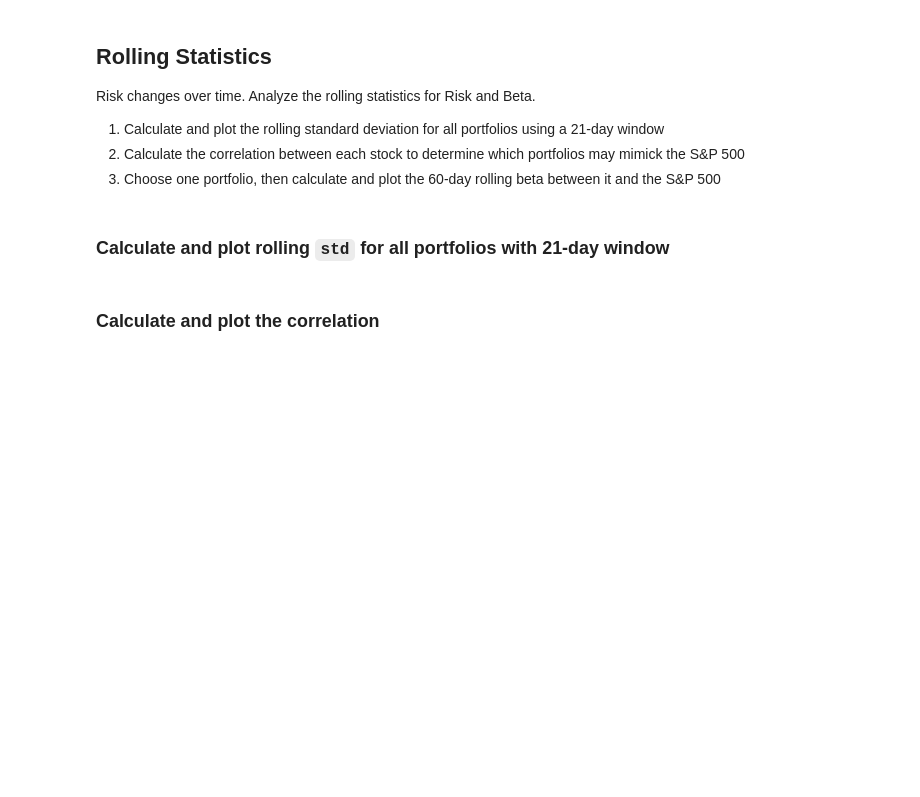
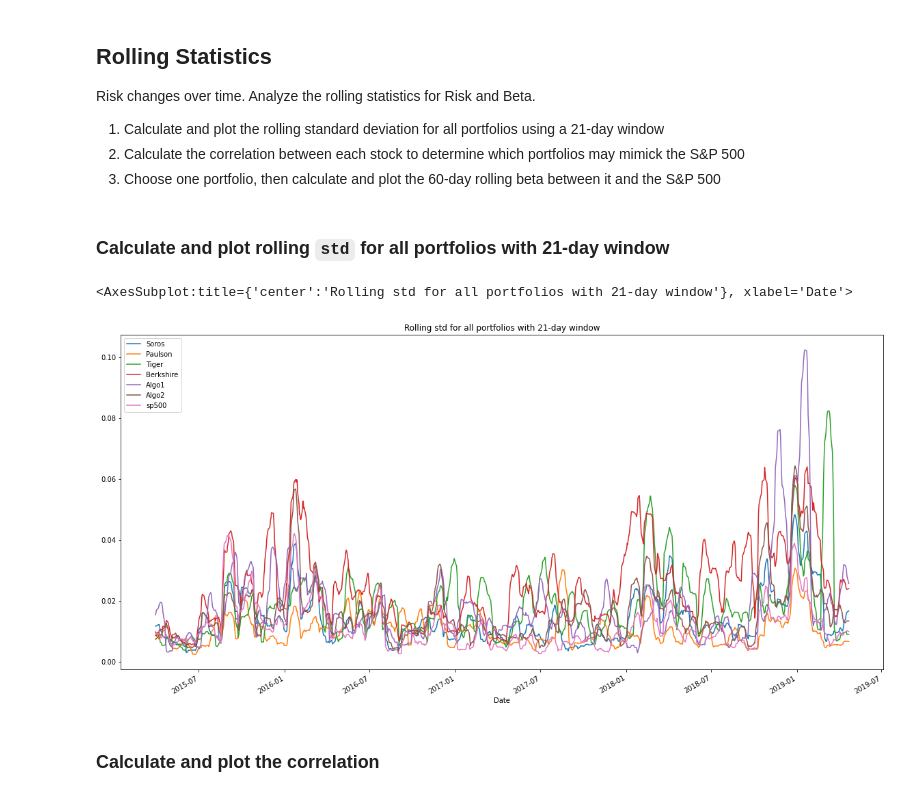
Before and after one commit to mmsaki/whale_portfolio, a Jupyter notebook: whale_analysis.ipynb, the cells around one changed output. Saved outputs shown, nothing was run; the diff lists cells and outputs as text; code cells hidden in the pictures; blank space fills up the shorter version.

```diff
--- a/whale_analysis.ipynb
+++ b/whale_analysis.ipynb
@@ -275,8 +280,12 @@ Risk changes over time. Analyze the rolling statistics for Risk and Beta.
 ### Calculate and plot rolling `std` for all portfolios with 21-day window
 # %%
 # Calculate the rolling standard deviation for all portfolios using a 21-day window
-
+rolling_std = cumultive_returns.rolling(window=21).std()
 # Plot the rolling standard deviation
+rolling_std.plot(figsize=(20,10), title='Rolling std for all portfolios with 21-day window')
+# %% [output]
+<AxesSubplot:title={'center':'Rolling std for all portfolios with 21-day window'}, xlabel='Date'>
+[figure, added]
 # %% [markdown]
 ### Calculate and plot the correlation
 # %%
```
Also changed, not shown: parts of 21 cells of this notebook.
